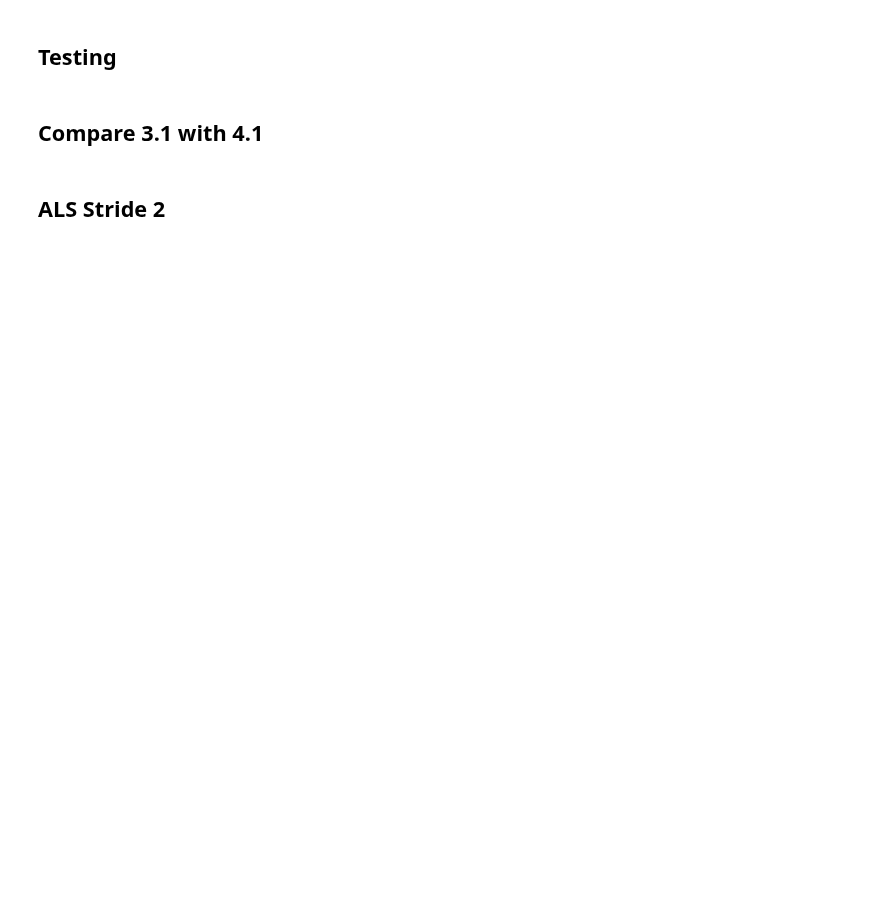
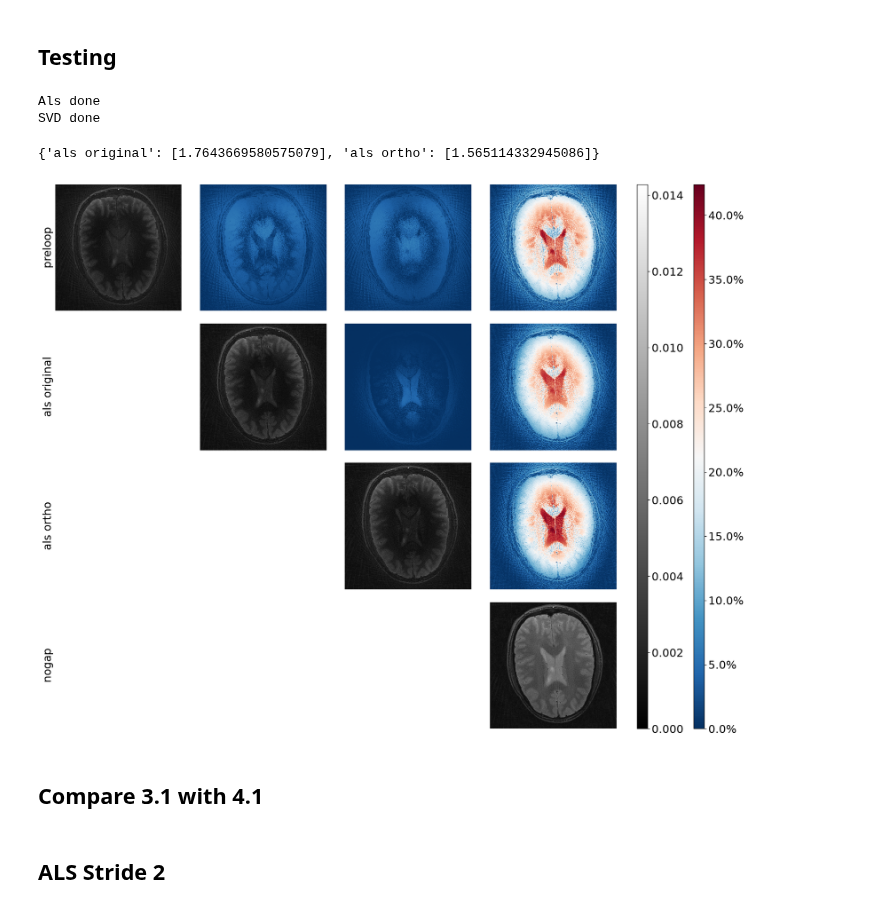
Before and after one commit to aymmulla/MSc-Project-ZTE, a Jupyter notebook: Algorithm 4.1/Checking ALS.ipynb, the cells around one changed output. Drawn from its saved outputs; the diff is of its cells as text; code cells hidden in the pictures; blank space fills up the shorter version.

```diff
--- a/Algorithm 4.1/Checking ALS.ipynb
+++ b/Algorithm 4.1/Checking ALS.ipynb
@@ -252,7 +213,7 @@ import time
 
 timings = {'als original': [], 'als ortho': []}
 t0 = time.perf_counter()
-im_als1, output_kspaceals, zeroed = LORAKS_imputeals(n_iters=50, window_size=10, cartesian_inputkspace=inner_region, dtg_mask=maskb, rank= 10, lamda = 5*10**-5, stride=1, im_dim=256, enlarged_kspace=cartesian_kspace_enl, seed=42)
+im_als1, output_kspaceals, zeroed = LORAKS_imputeals(n_iters=50, window_size=10, cartesian_inputkspace=inner_region, dtg_mask=maskb, rank= 10, lamda = 5*10**-5, stride=1, im_dim=256, enlarged_kspace=cartesian_kspace_enl, seed=42, inner_start = start, inner_end = end)
 t1 = time.perf_counter()
 timings['als original'].append(t1 - t0)
 
@@ -261,17 +222,23 @@ print("Als done")
 
 
 t2 = time.perf_counter()
-im_als2, output_kspaceals, zeroed = LORAKS_imputeals_ortho(n_iters=50, window_size=10, cartesian_inputkspace=inner_region, dtg_mask=maskb, rank= 10, lamda = 5*10**-5, stride=1, im_dim=256, enlarged_kspace=cartesian_kspace_enl, seed=42)
+im_als2, output_kspaceals, zeroed = LORAKS_imputeals_ortho(n_iters=50, window_size=10, cartesian_inputkspace=inner_region, dtg_mask=maskb, rank= 10, lamda = 5*10**-5, stride=1, im_dim=256, enlarged_kspace=cartesian_kspace_enl, seed=42, inner_start = start, inner_end = end)
 t3 = time.perf_counter()
 timings['als ortho'].append(t3 - t2)
 
 print("SVD done")
 
 timings
+# %% [output]
+Als done
+SVD done
+{'als original': [1.7643669580575079], 'als ortho': [1.565114332945086]}
 # %%
 test_results = {'preloop':preloop, 'als original':im_als1, 'als ortho':im_als2,'nogap':img_nogap}
 
-asm.diff_matrix(test_results, title=f'50 Iterations, Stride of 1. {timings}')
+asm.diff_matrix2(test_results)
+# %% [output]
+[figure, added]
 # %% [markdown]
 ## Compare 3.1 with 4.1
 # %%
```
Also changed, not shown: parts of 6 cells of this notebook, 32 other files.
